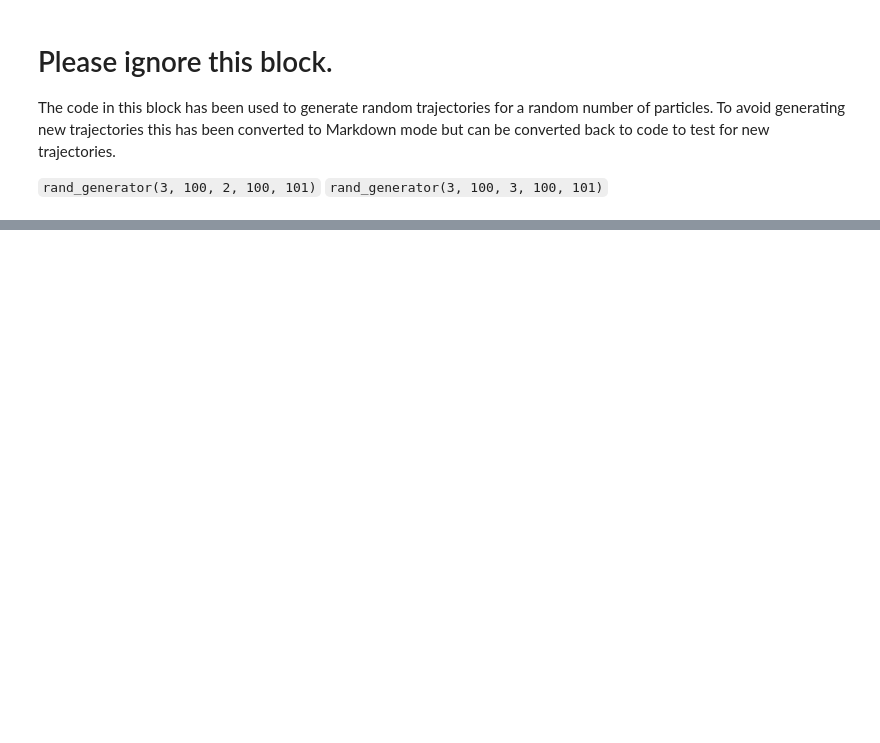
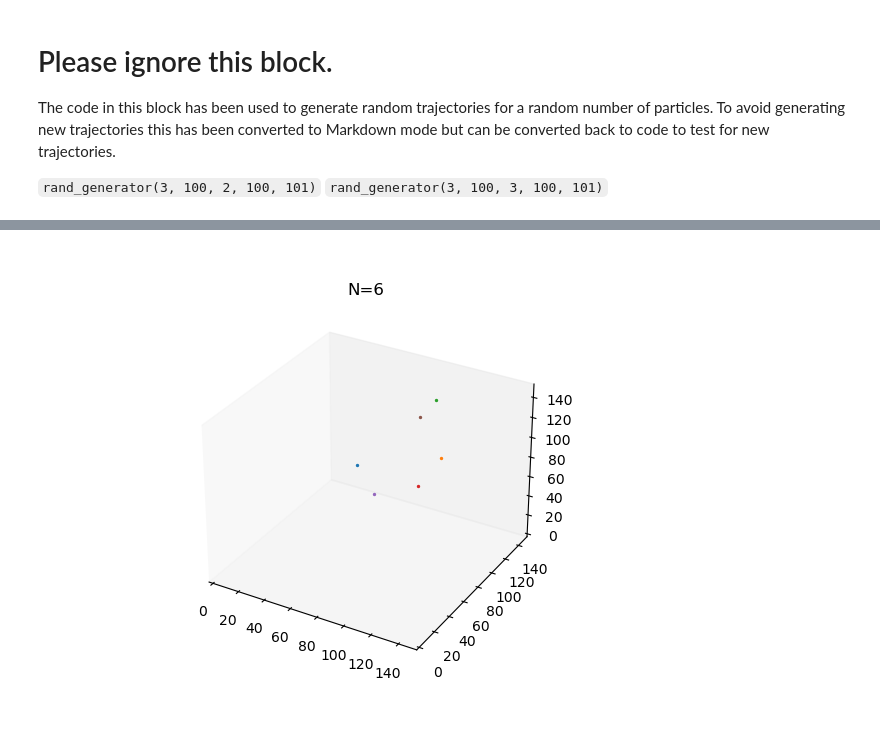
Before and after one commit to sanderdemeyer/Astrofysische_Groep_1, a Jupyter notebook: visual/plot3dmotion.ipynb, the cells around one changed output, grey strips where cells are left out. Drawn from its saved outputs; the diff is of its cells as text; code cells hidden in the pictures; blank space fills up the shorter version.

```diff
--- a/visual/plot3dmotion.ipynb
+++ b/visual/plot3dmotion.ipynb
@@ -159,0 +225,4 @@ animation_3D = animate('testpos_3D.txt',3,[[0,150], [0,150], [0, 150]], 'test')
+# %%
+animation_3D_offset = animate_offset('testpos_3D.txt',3,[[0,150], [0,150], [0, 150]], 'test')
+# %% [output]
+[figure, added]
```
Also changed, not shown: parts of 5 cells of this notebook, 5 other files.
